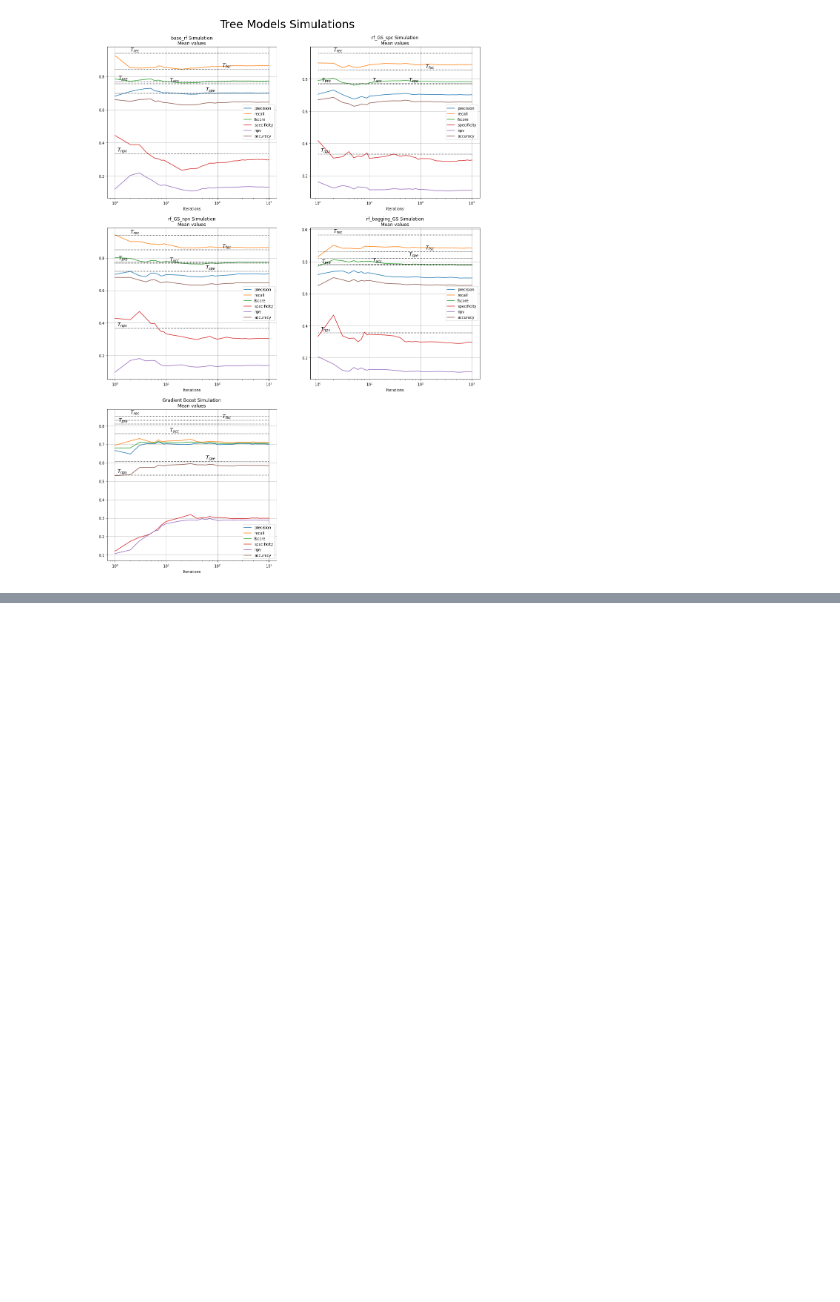
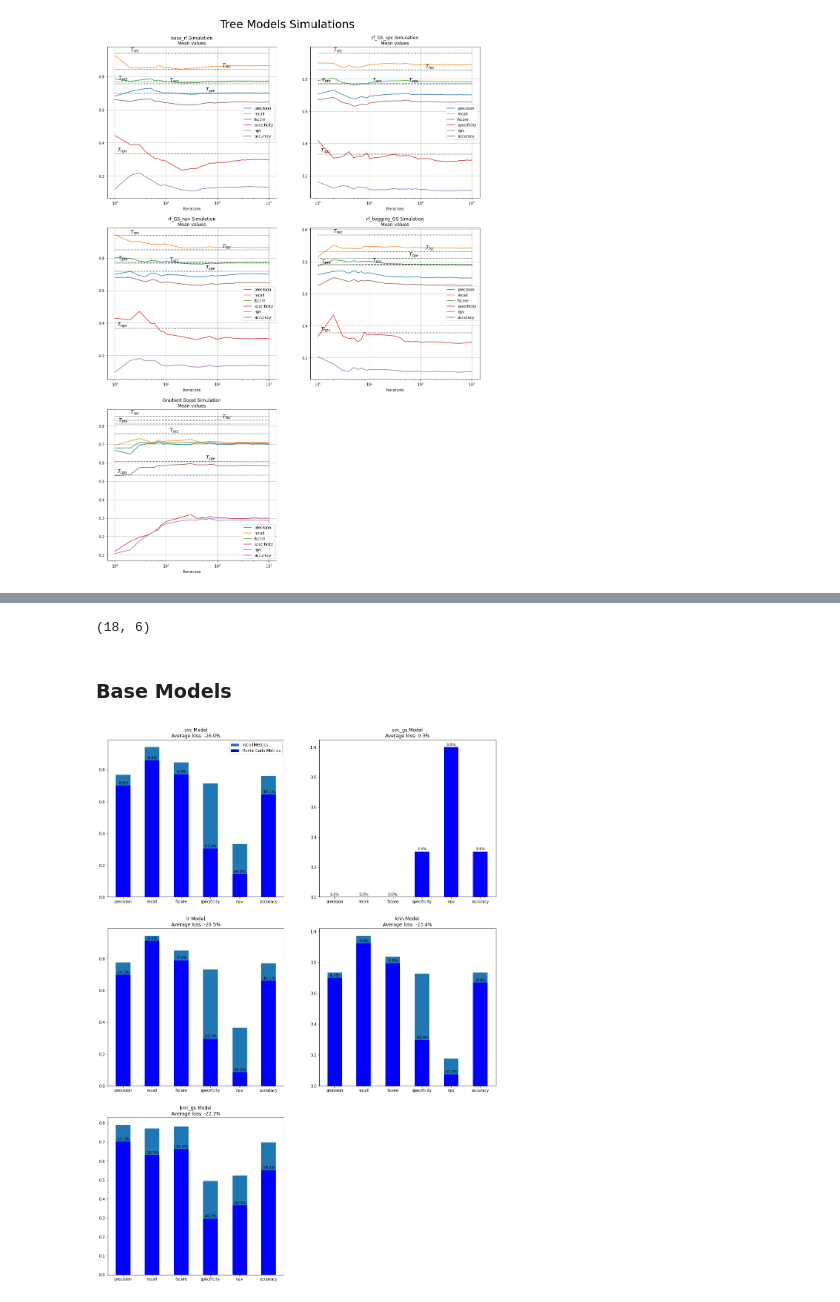
Before and after one commit to pagutierreza/Supervised-Learning-Classification, a Jupyter notebook: Montecarlo simulations_01.ipynb, the cells around one changed output, grey strips where cells are left out. Drawn from its saved outputs; the diff is of its cells as text; code cells hidden in the pictures; blank space fills up the shorter version.

```diff
--- a/Montecarlo simulations_01.ipynb
+++ b/Montecarlo simulations_01.ipynb
@@ -445,3 +447,5 @@ base_metrics
+# %%
+base_metrics = pd.read_csv('base_metrics.csv', index_col = 0)
 # %%
 for index, metric in zip(base_metrics.loc[name].index, base_metrics.loc[name]):
     print(index[0:3], metric)
@@ -528,0 +546,4 @@ plot_simulations('Tree Models Simulations', simulations[3], base_metrics)
+# %%
+base_metrics.shape
+# %% [output]
+(18, 6)
@@ -528,0 +568,39 @@ plot_simulations('Tree Models Simulations', simulations[3], base_metrics)
+# %%
+def plot_bar_simulations(title, simulation, base_metrics):
+    model_loss = {}
+    n = int(np.ceil(len(simulation.keys()) / 2))
+    fig, axList = plt.subplots(nrows=n, ncols=2)
+    axList = axList.flatten()
+    fig.set_size_inches(18,8.5*n)
+    for ax in enumerate(axList):
+        loc = ax[0]
+        ax = ax[1]
+        if loc < len(simulation.keys()):
+            name = list(simulation.keys())[loc]
+            bm = base_metrics.loc[name[0:len(name)-11]]
+            sm = simulation[name]['mean'].iloc[-1,:]
+            p1 = ax.bar(bm.index,
+                        bm.values,
+                        width = 0.5,
+                        label = 'Initial Metrics')
+            p2 = ax.bar(sm.index,
+                        sm.values,
+                        width = 0.5,
+                        label = 'Monte Carlo Metrics',
+                        color = 'blue')
+            #ax.grid('True', axis = 'y')
+            model_loss[name] = anotate_bars(ax, bm, sm, p1)
+            ax.set_title(name[0:len(name)-11] + ' Model\nAverage loss: {loss:.1%}'.format(loss = model_loss[name]))
+            if loc == 0:
+                ax.legend()
+        if loc >= len(simulation.keys()):
+            ax.axis("off")
+    fig.suptitle(title, y = 0.90, fontsize=30)
+    return model_loss
+    #plt.savefig(title + '.png', bbox_inches = 'tight')
+# %% [markdown]
+### Base Models
+# %%
+bm_loss = plot_bar_simulations('', simulations[0], base_metrics)
+# %% [output]
+[figure, added]
```
Also changed, not shown: parts of 21 cells of this notebook, 1 other file.
